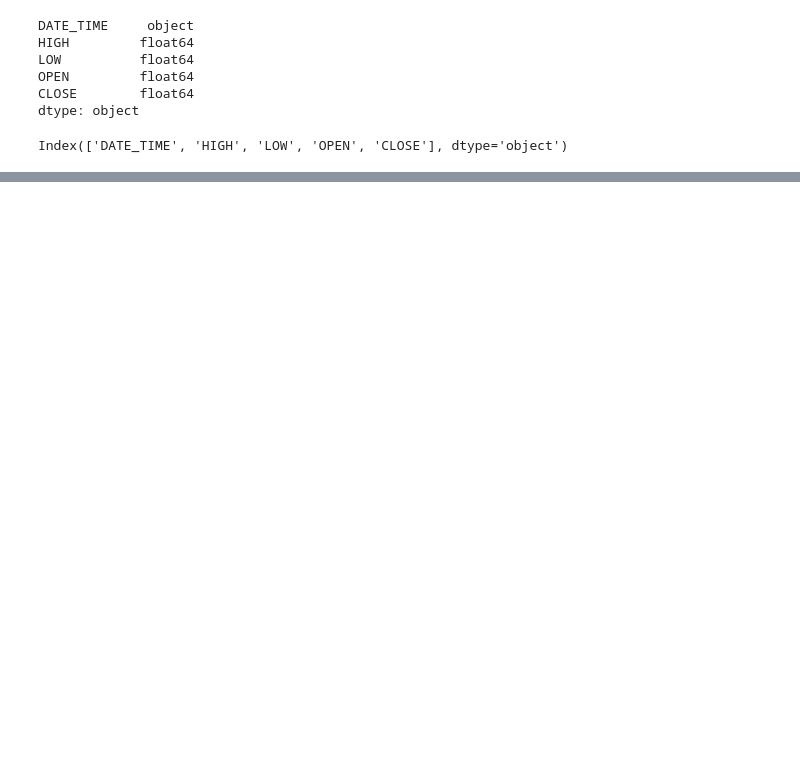
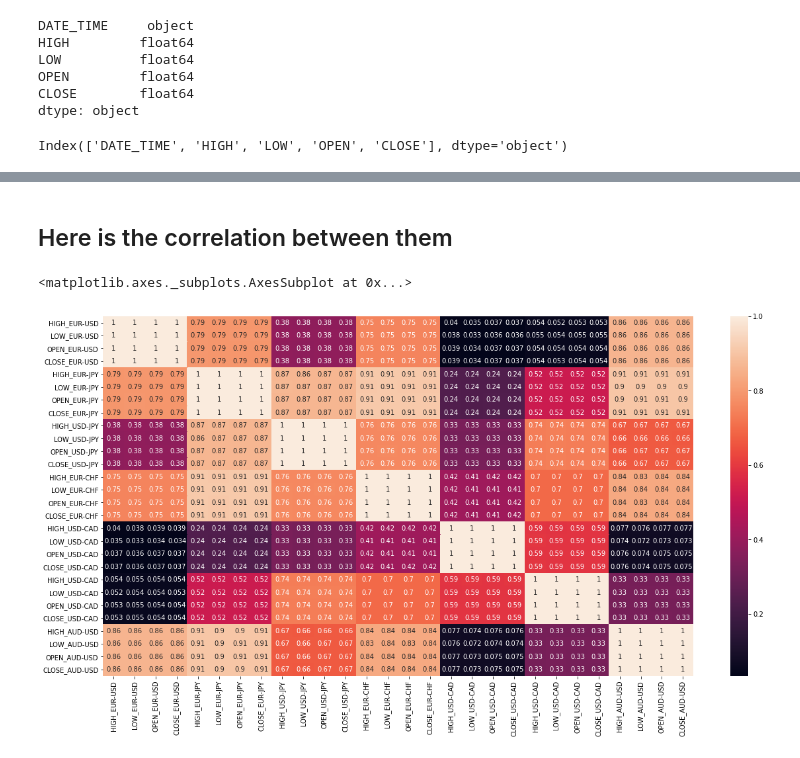
Before and after one commit to pabloestevezm/FP, a Jupyter notebook: cleaning.ipynb, the cells around one changed output, grey strips where cells are left out. Drawn from its saved outputs; the diff is of its cells as text; code cells hidden in the pictures; blank space fills up the shorter version.

```diff
--- a/cleaning.ipynb
+++ b/cleaning.ipynb
@@ -69,0 +101,2 @@ eur_usd_ly
+# %%
+forex_pairs = pd.concat([eur_usd, eur_jpy, usd_jpy, eur_chf, usd_cad, usd_chf, aud_usd], axis=1, join='inner')
@@ -69,0 +135,9 @@ eur_usd_ly
+# %% [markdown]
+## Here is the correlation between them
+# %%
+plt.figure(figsize=(20,10))
+correlation = forex_pairs.corr()
+sns.heatmap(correlation, annot=True)
+# %% [output]
+<matplotlib.axes._subplots.AxesSubplot at 0x...>
+[figure, added]
```
Also changed, not shown: parts of 24 cells of this notebook, 2 other files.
